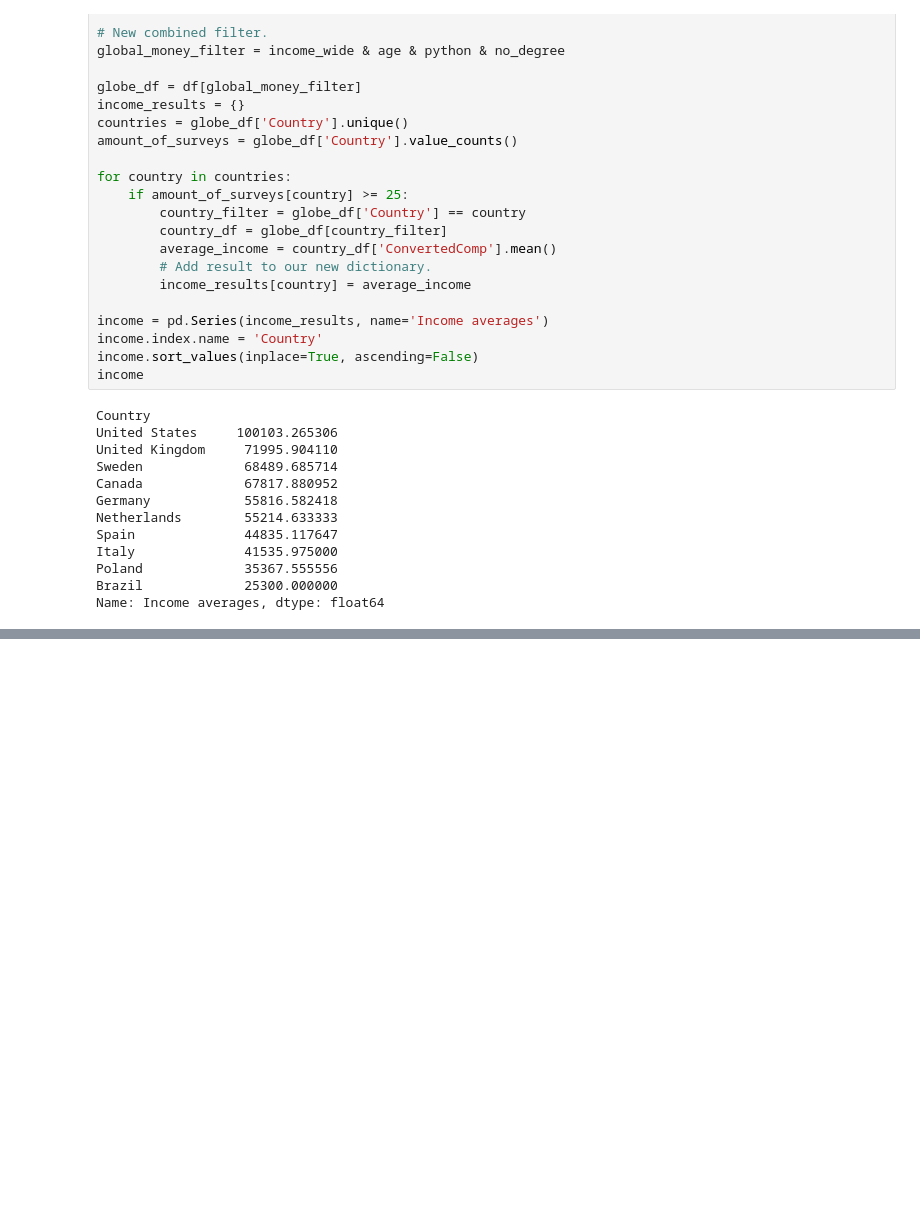
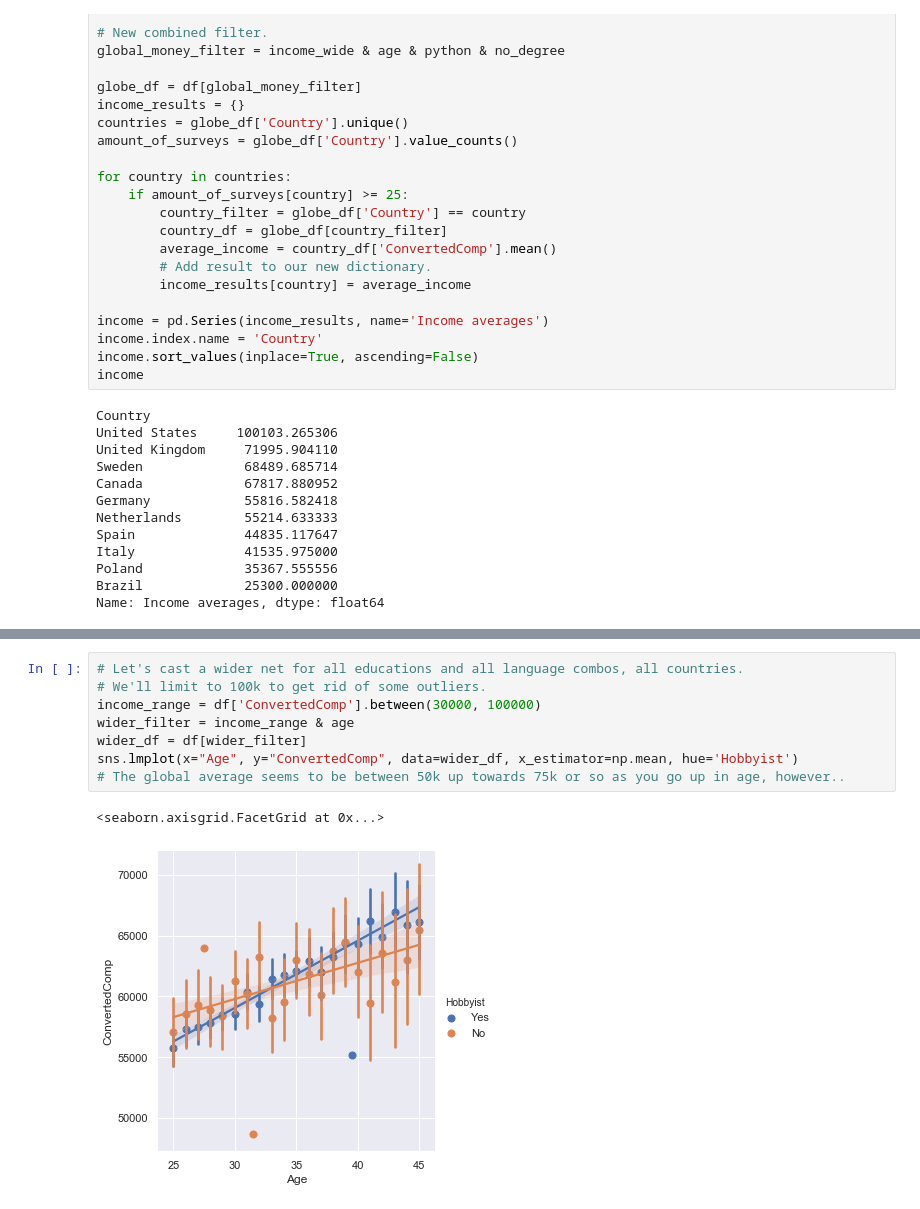
Before and after one commit to yayorbitgum/Learning, a Jupyter notebook: Python/Projects/SO2020Survey/StackOverflowSurvey2020.ipynb, the cells around one changed output, grey strips where cells are left out. Cells and saved outputs as stored; diff of their text form; blank space fills up the shorter version.

```diff
--- a/Python/Projects/SO2020Survey/StackOverflowSurvey2020.ipynb
+++ b/Python/Projects/SO2020Survey/StackOverflowSurvey2020.ipynb
@@ -150,0 +163,11 @@ schema
+# %%
+# Let's cast a wider net for all educations and all language combos, all countries.
+# We'll limit to 100k to get rid of some outliers.
+income_range = df['ConvertedComp'].between(30000, 100000)
+wider_filter = income_range & age
+wider_df = df[wider_filter]
+sns.lmplot(x="Age", y="ConvertedComp", data=wider_df, x_estimator=np.mean, hue='Hobbyist')
+# The global average seems to be between 50k up towards 75k or so as you go up in age, however..
+# %% [output]
+<seaborn.axisgrid.FacetGrid at 0x...>
+[figure, added]
```
Also changed, not shown: parts of 8 cells of this notebook, 1 other file.
